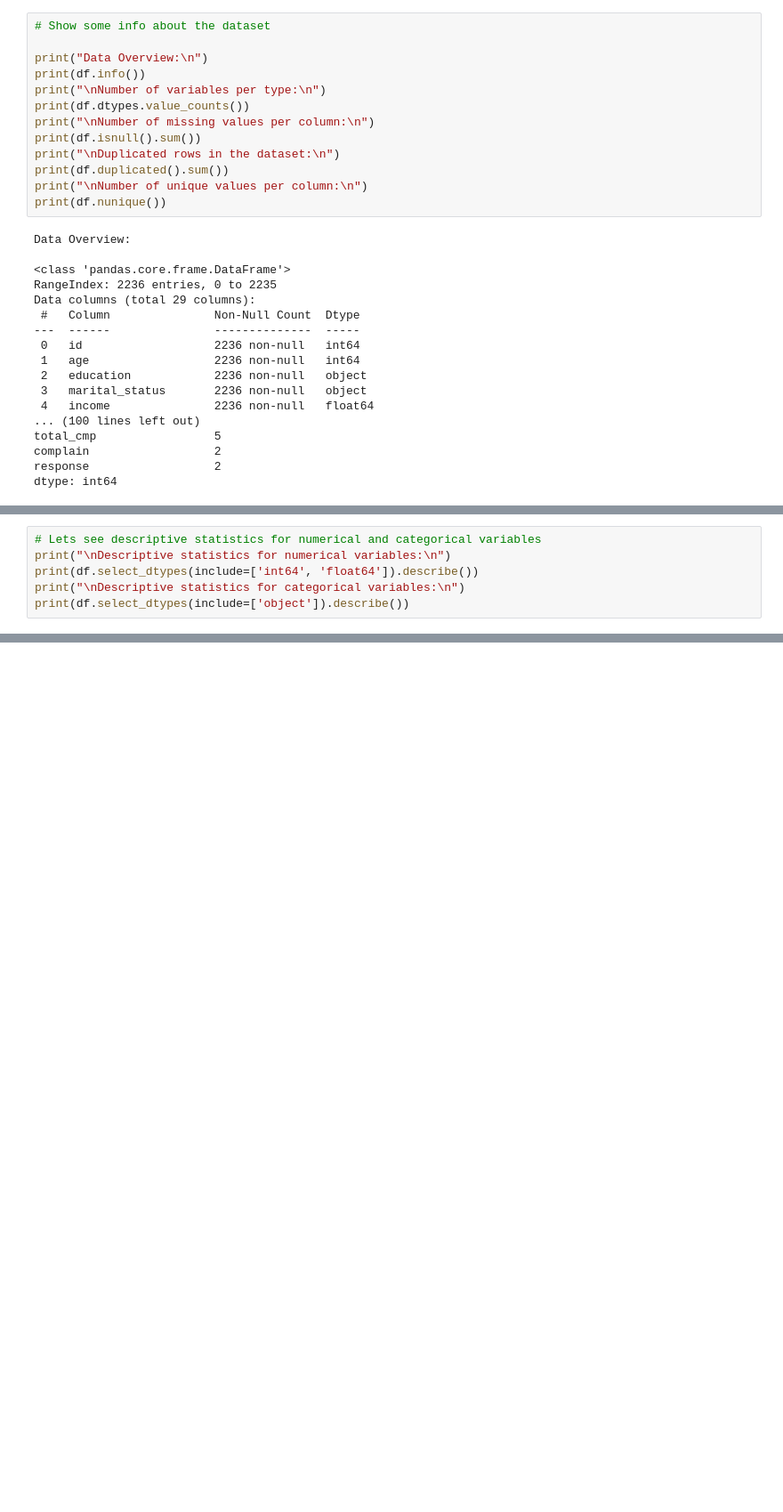
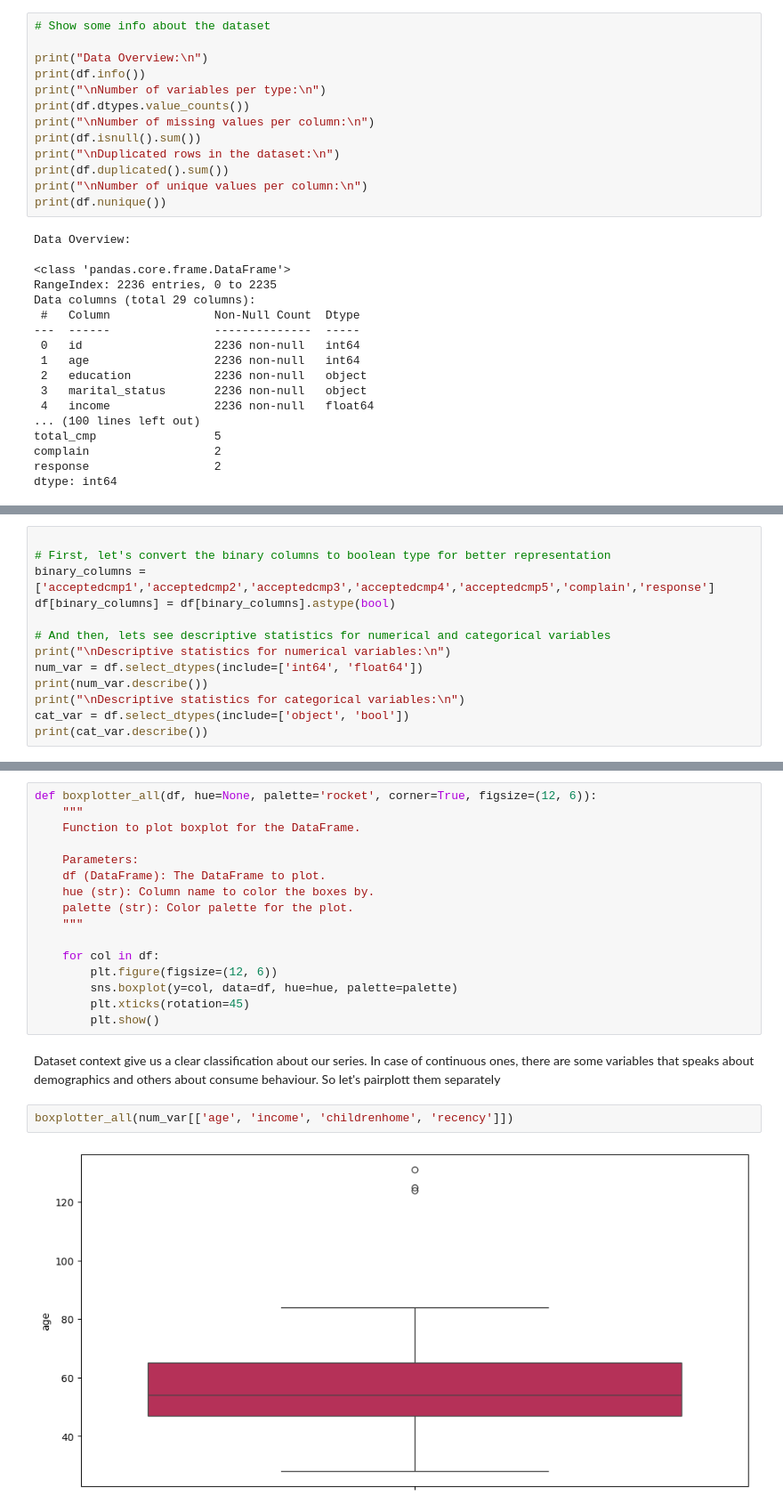
Before and after one commit to TonioDominguez/Marketing_Analysis_Clustering_Clients, a Jupyter notebook: preprocessing.ipynb, the cells around one changed output, grey strips where cells are left out. Shown: that part at 89% size. Drawn from its saved outputs; the diff is of its cells as text; blank space fills up the shorter version.

```diff
--- a/preprocessing.ipynb
+++ b/preprocessing.ipynb
@@ -74,9 +107,16 @@ As we see at the sneak peak, our dataset it's pretty clean (because this csv was
 # %%
-# Lets see descriptive statistics for numerical and categorical variables
+
+# First, let's convert the binary columns to boolean type for better representation
+binary_columns = ['acceptedcmp1','acceptedcmp2','acceptedcmp3','acceptedcmp4','acceptedcmp5','complain','response']
+df[binary_columns] = df[binary_columns].astype(bool)
+
+# And then, lets see descriptive statistics for numerical and categorical variables
 print("\nDescriptive statistics for numerical variables:\n")
-print(df.select_dtypes(include=['int64', 'float64']).describe())
+num_var = df.select_dtypes(include=['int64', 'float64'])
+print(num_var.describe())
 print("\nDescriptive statistics for categorical variables:\n")
-print(df.select_dtypes(include=['object']).describe())
+cat_var = df.select_dtypes(include=['object', 'bool'])
+print(cat_var.describe())
 # %% [output]
 Descriptive statistics for numerical variables:
 
@@ -97,0 +166,22 @@ freq          1126            864          12
+# %%
+def boxplotter_all(df, hue=None, palette='rocket', corner=True, figsize=(12, 6)):
+    """
+    Function to plot boxplot for the DataFrame.
+
+    Parameters:
+    df (DataFrame): The DataFrame to plot.
+    hue (str): Column name to color the boxes by.
+    palette (str): Color palette for the plot.
+    """
+
+    for col in df:
+        plt.figure(figsize=(12, 6))
+        sns.boxplot(y=col, data=df, hue=hue, palette=palette)
+        plt.xticks(rotation=45)
+        plt.show()
+# %% [markdown]
+Dataset context give us a clear classification about our series. In case of continuous ones, there are some variables that speaks about demographics and others about consume behaviour. So let's pairplott them separately
+# %%
+boxplotter_all(num_var[['age', 'income', 'childrenhome', 'recency']])
+# %% [output]
+[figure, added]
```
Also changed, not shown: parts of 11 cells of this notebook.
